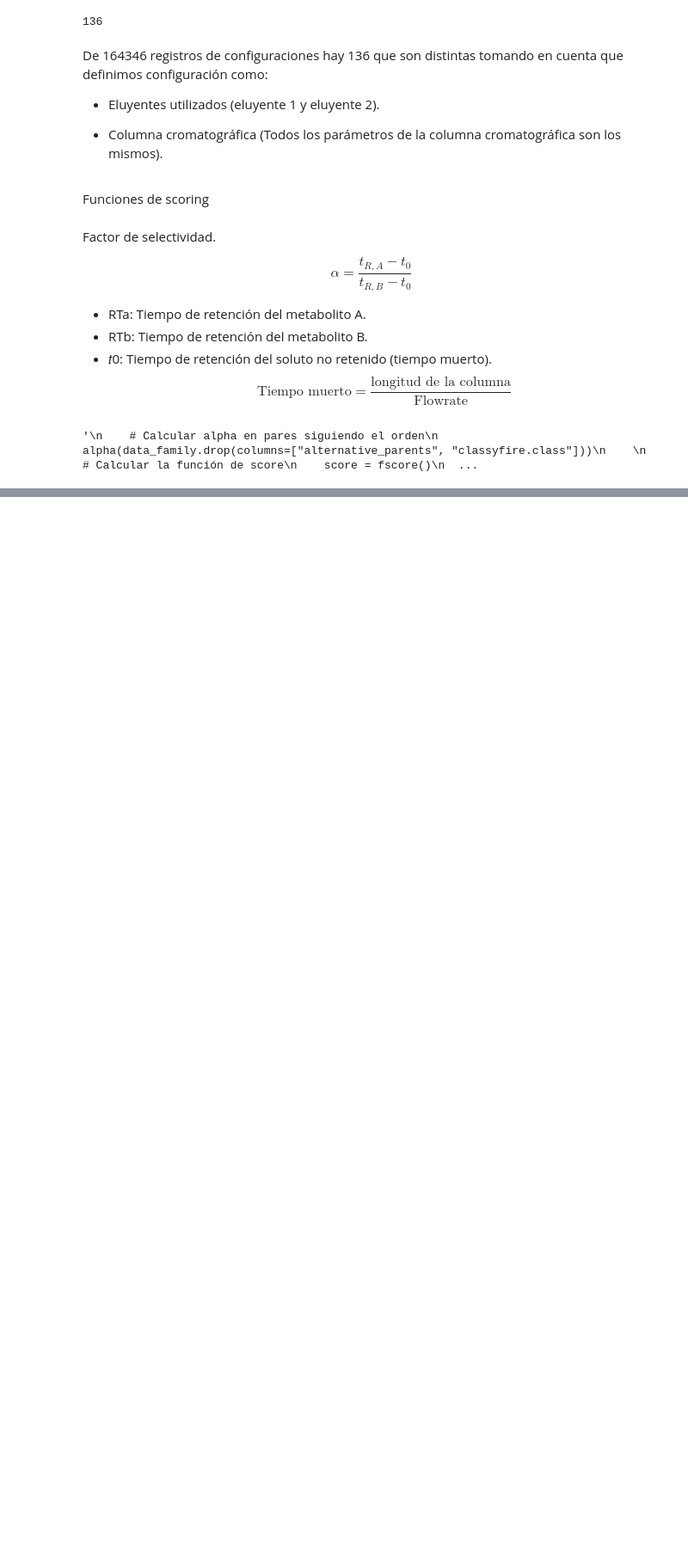
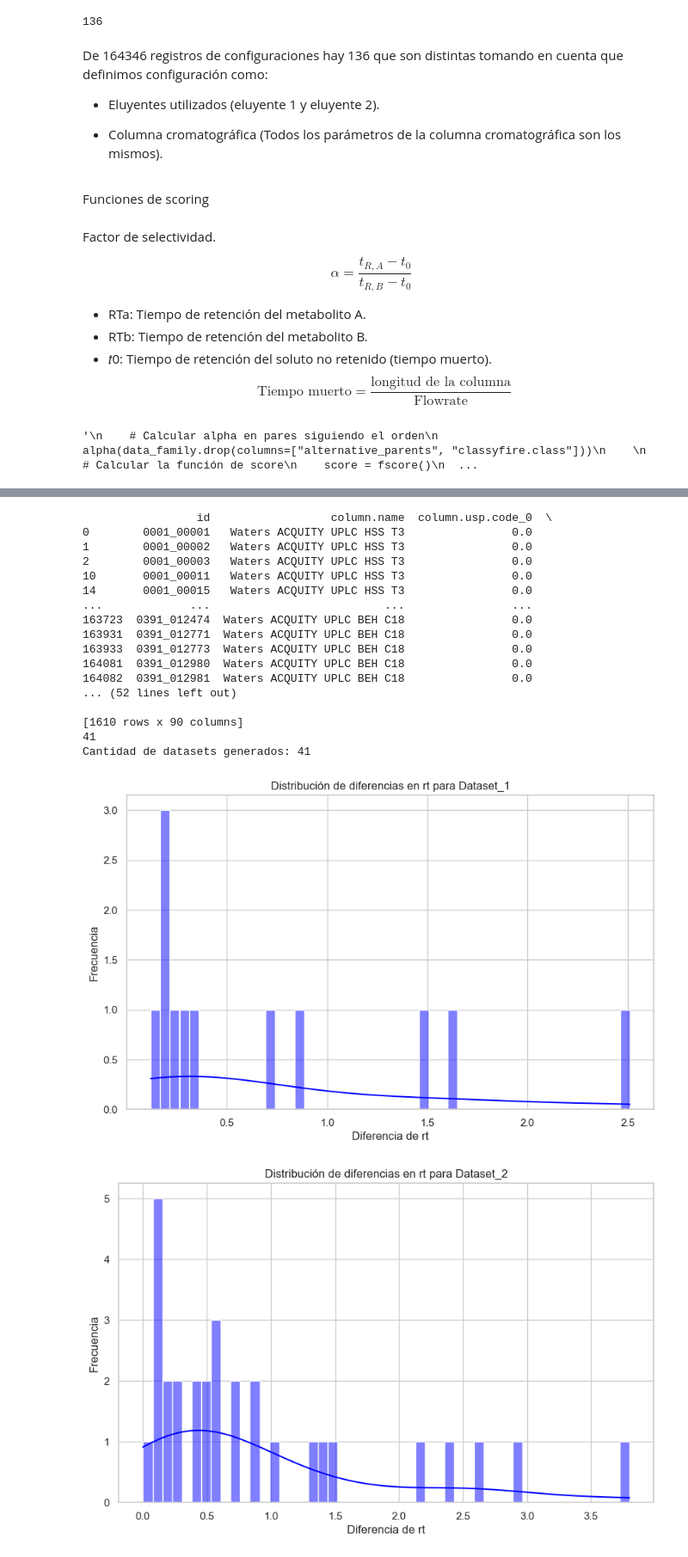
Before and after one commit to carlosMoragon/Trabajo-Fin-de-Grado, a Jupyter notebook: src/modelo1_bbdd.ipynb, the cells around one changed output, grey strips where cells are left out. Shown at 86% size. Saved outputs shown, nothing was run; the diff lists cells and outputs as text; code cells hidden in the pictures; blank space fills up the shorter version.

```diff
--- a/src/modelo1_bbdd.ipynb
+++ b/src/modelo1_bbdd.ipynb
@@ -89,6 +92,7 @@ eluent_columns = [
 
 # Lista original de columnas
 columns_to_extract = [
+    "id",
     "column.name", "column.usp.code_0", "column.usp.code_L1", "column.usp.code_L10",
     "column.usp.code_L109", "column.usp.code_L11", "column.usp.code_L114", "column.usp.code_L122",
     "column.usp.code_L3", "classyfire.class", "rt", "alternative_parents",
@@ -282,0 +426,67 @@ Cantidad de datasets generados: 41
+# %%
+# Configuración para graficar
+sns.set(style="whitegrid")
+
+# Supongamos que datasets_by_configs ya contiene tus DataFrames
+datasets_by_configs = dataset_by_config(data, "Flavonoids (CHEMONTID:0000334)")
+# Puedes agregar nombres de cada dataset si lo tienes en otra lista
+dataset_names = [f"Dataset_{i+1}" for i in range(len(datasets_by_configs))]
+
+# Análisis de cada dataset
+summary = []
+for name, df in zip(dataset_names, datasets_by_configs):
+    # Asegurarse de que los datos están ordenados por 'rt'
+    df = df.sort_values(by='rt').reset_index(drop=True)
+
+    # Calcular diferencias consecutivas en la columna 'rt'
+    df['rt_diff'] = df['rt'].diff()
+
+    # Guardar información para el resumen
+    summary.append({
+        "Dataset": name,
+        "NumDatos": len(df),
+        "MinDiff": df['rt_diff'].min(),
+        "MaxDiff": df['rt_diff'].max(),
+        "MediaDiff": df['rt_diff'].mean()
+    })
+
+    # Graficar diferencias de 'rt'
+    plt.figure(figsize=(10, 6))
+    sns.histplot(df['rt_diff'].dropna(), bins=50, kde=True, color='blue')
+    plt.title(f'Distribución de diferencias en rt para {name}')
+    plt.xlabel('Diferencia de rt')
+    plt.ylabel('Frecuencia')
+    plt.show()
+
+# Mostrar resumen
+summary_df = pd.DataFrame(summary)
+print(summary_df)
+
+# Gráfico del número de datos por dataset
+plt.figure(figsize=(10, 6))
+sns.barplot(data=summary_df, x='Dataset', y='NumDatos', palette='viridis')
+plt.title('Número de datos por dataset')
+plt.xlabel('Dataset')
+plt.ylabel('Cantidad de datos')
+plt.xticks(rotation=45)
+plt.show()
+# %% [output]
+                 id                  column.name  column.usp.code_0  \
+0        0001_00001   Waters ACQUITY UPLC HSS T3                0.0
+1        0001_00002   Waters ACQUITY UPLC HSS T3                0.0
+2        0001_00003   Waters ACQUITY UPLC HSS T3                0.0
+10       0001_00011   Waters ACQUITY UPLC HSS T3                0.0
+14       0001_00015   Waters ACQUITY UPLC HSS T3                0.0
+...             ...                          ...                ...
+163723  0391_012474  Waters ACQUITY UPLC BEH C18                0.0
+163931  0391_012771  Waters ACQUITY UPLC BEH C18                0.0
+163933  0391_012773  Waters ACQUITY UPLC BEH C18                0.0
+164081  0391_012980  Waters ACQUITY UPLC BEH C18                0.0
+164082  0391_012981  Waters ACQUITY UPLC BEH C18                0.0
+... (52 lines left out)
+
+[1610 rows x 90 columns]
+41
+Cantidad de datasets generados: 41
+[figure, added]
+[figure, added]
```
Also changed, not shown: parts of 11 cells of this notebook, 4 other files.
